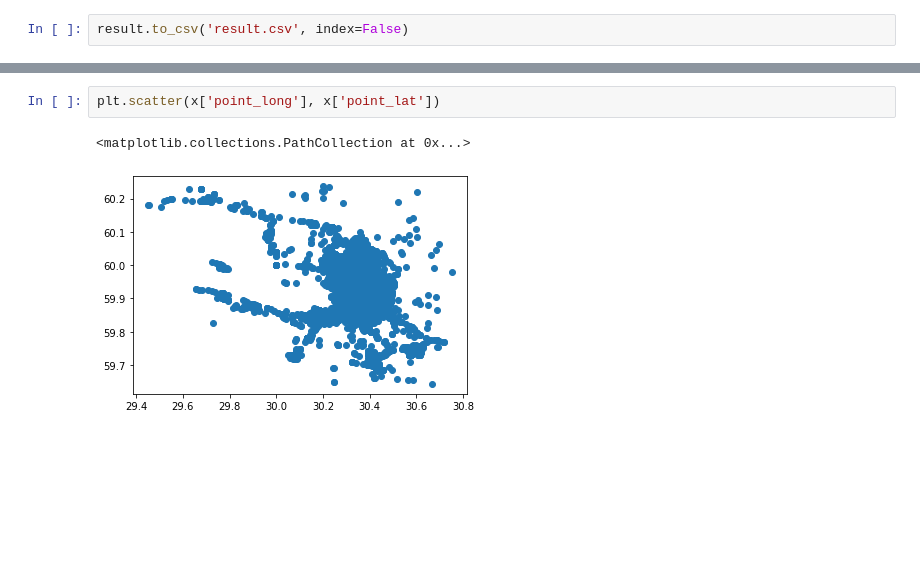
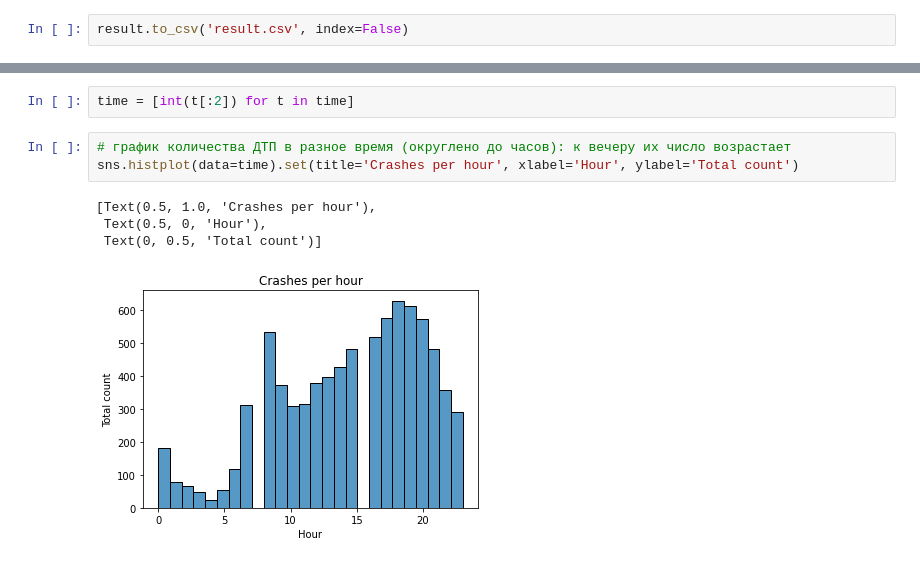
Before and after one commit to Sertyhopss/car-crash, a Jupyter notebook: json_read.ipynb, the cells around one changed output, grey strips where cells are left out. Saved outputs shown, nothing was run; the diff lists cells and outputs as text; blank space fills up the shorter version.

```diff
--- a/json_read.ipynb
+++ b/json_read.ipynb
@@ -130,5 +132,10 @@ normalized = transformer.transform(x)
-# %%
-plt.scatter(x['point_long'], x['point_lat'])
-# %% [output]
-<matplotlib.collections.PathCollection at 0x...>
-[figure, removed]
+# %%
+time = [int(t[:2]) for t in time]
+# %%
+# график количества ДТП в разное время (округлено до часов): к вечеру их число возрастает
+sns.histplot(data=time).set(title='Crashes per hour', xlabel='Hour', ylabel='Total count')
+# %% [output]
+[Text(0.5, 1.0, 'Crashes per hour'),
+ Text(0.5, 0, 'Hour'),
+ Text(0, 0.5, 'Total count')]
+[figure, added]
```
Also changed, not shown: parts of 6 cells of this notebook.
